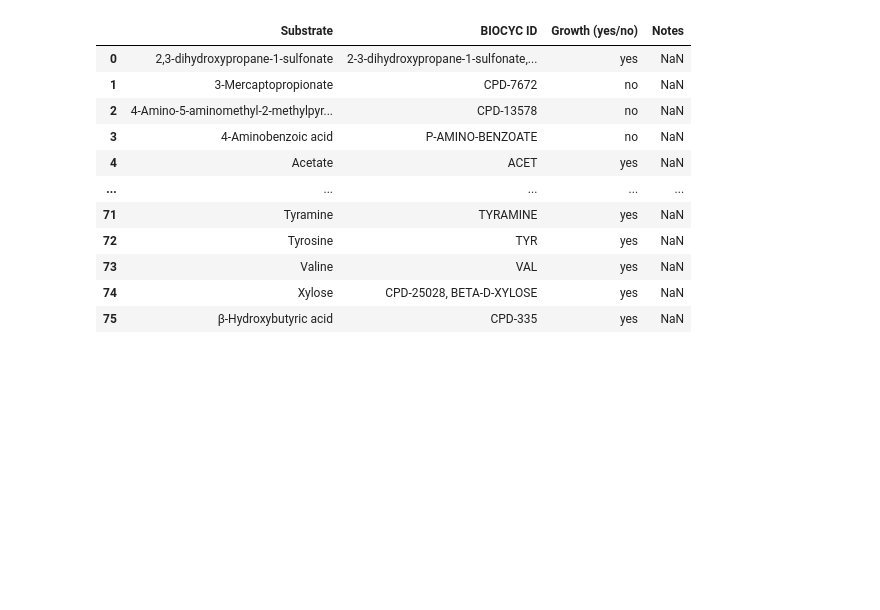
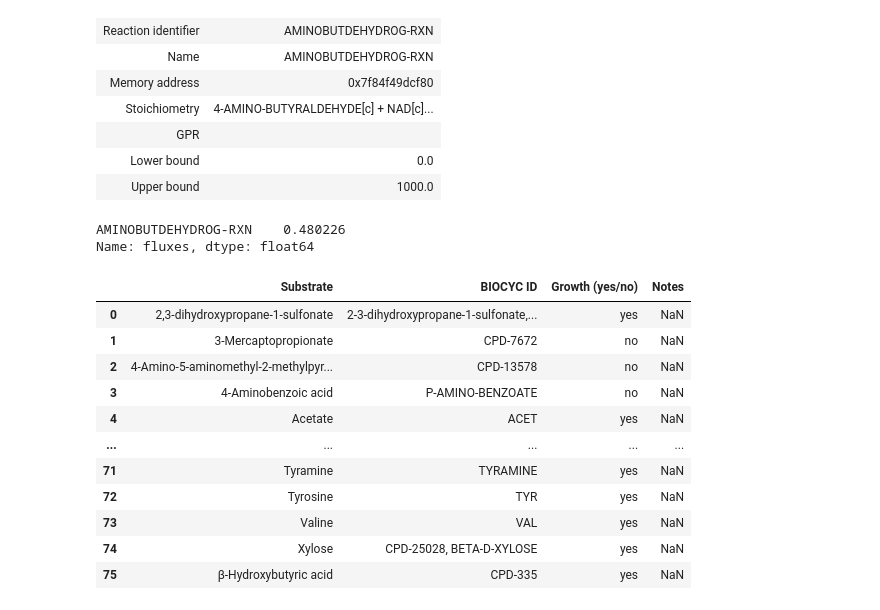
Before and after one commit to C-CoMP-STC/rpom-fba, a Jupyter notebook: figures/growth_no_growth.ipynb, the cells around one changed output. Saved outputs shown, nothing was run; the diff lists cells and outputs as text; code cells hidden in the pictures; blank space fills up the shorter version.

```diff
--- a/figures/growth_no_growth.ipynb
+++ b/figures/growth_no_growth.ipynb
@@ -22,3 +64,18 @@ atpm.bounds = (25, 25)
+# %%
+model.reactions.get_by_id("AMINOBUTDEHYDROG-RXN")
+# %% [output]
+| Reaction identifier | AMINOBUTDEHYDROG-RXN |
+| Name | AMINOBUTDEHYDROG-RXN |
+| Memory address | 0x7f84f49dcf80 |
+| Stoichiometry | 4-AMINO-BUTYRALDEHYDE[c] + NAD[c]... |
+| GPR |  |
+| Lower bound | 0.0 |
+| Upper bound | 1000.0 |
+# %%
+sol2.fluxes[sol1.fluxes != sol2.fluxes][sol1.fluxes==0]
+# %% [output]
+AMINOBUTDEHYDROG-RXN    0.480226
+Name: fluxes, dtype: float64
 # %%
 data = pd.read_excel("../../Additional R pom data/substrates Rpom grows on.xlsx")
 data
```
Also changed, not shown: parts of 8 cells of this notebook, 21 other files.
